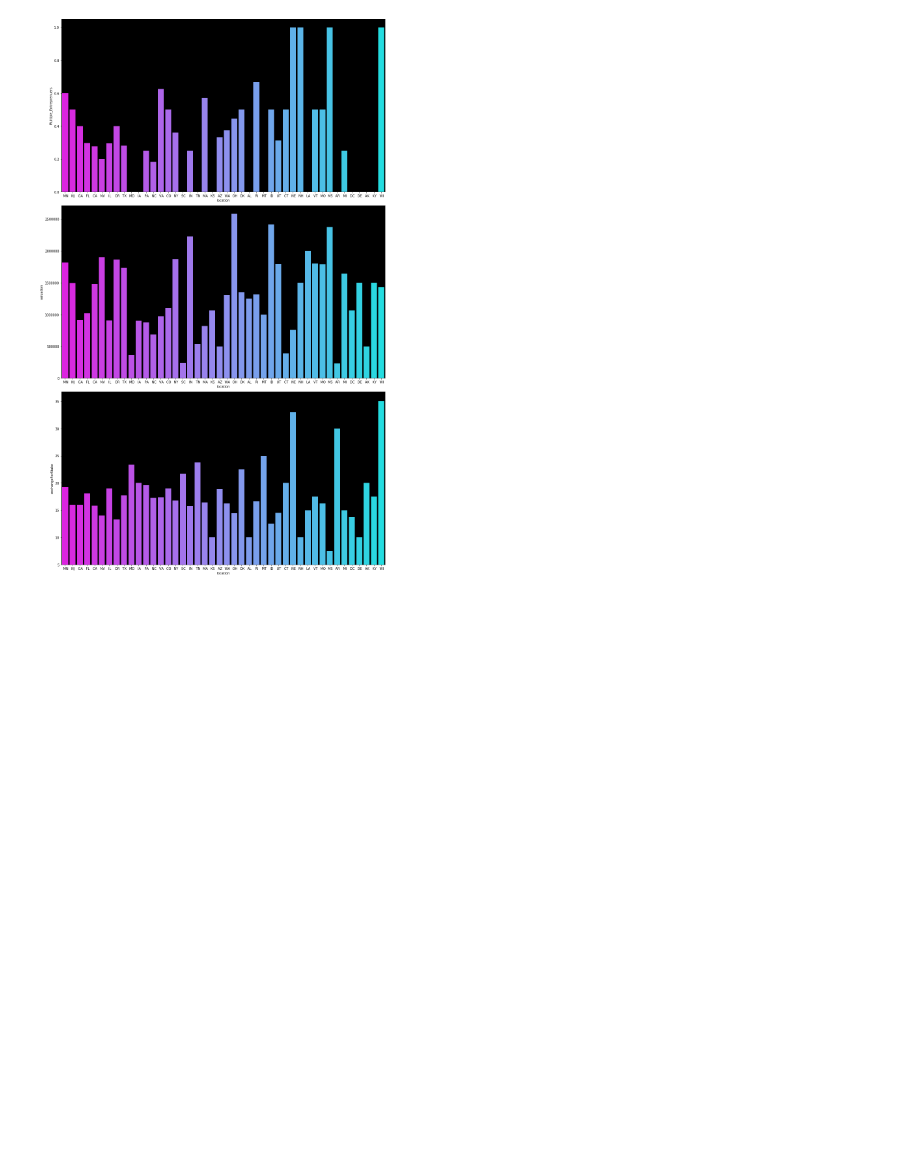
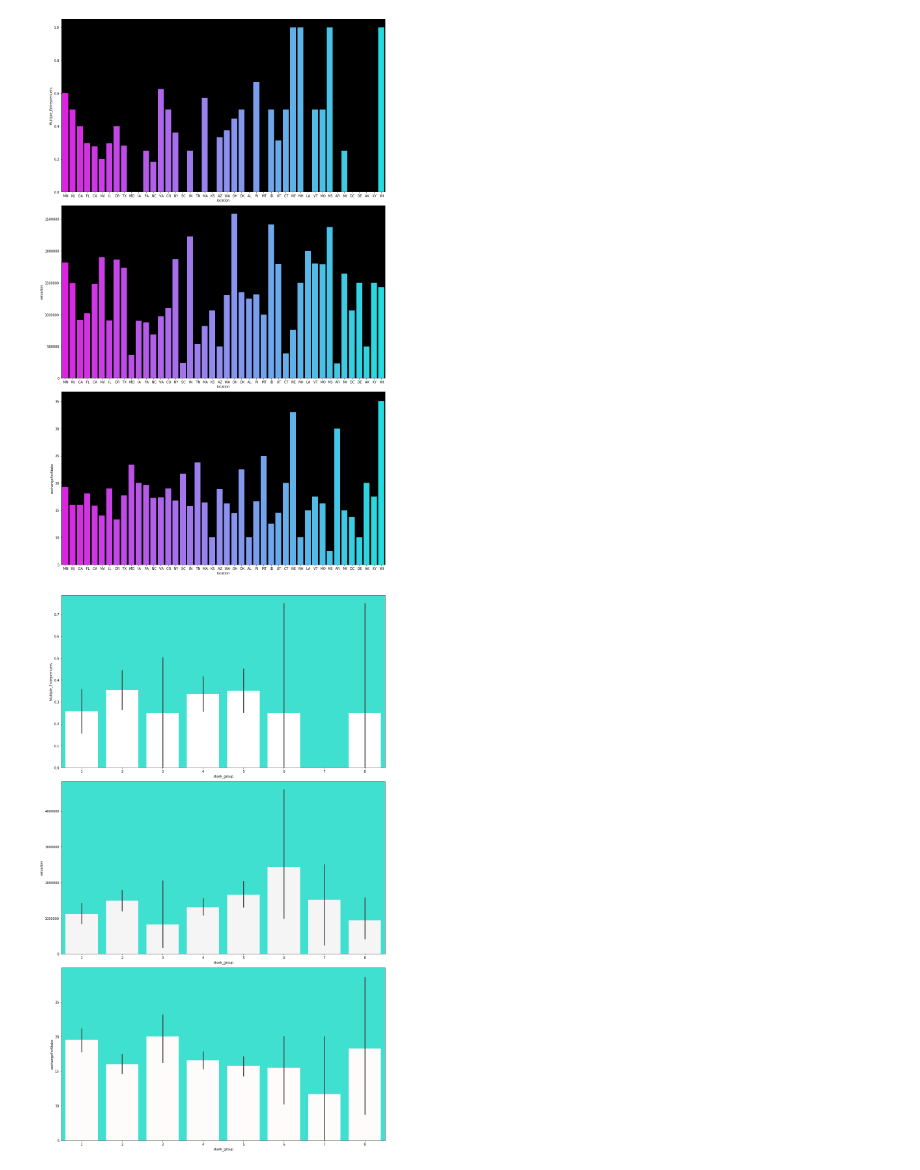
Before and after one commit to ArielJosephCohen/shark_tank, a Jupyter notebook: EDA.ipynb, the cells around one changed output. Saved outputs shown, nothing was run; the diff lists cells and outputs as text; code cells hidden in the pictures; blank space fills up the shorter version.

```diff
--- a/EDA.ipynb
+++ b/EDA.ipynb
@@ -656,3 +656,24 @@ with sns.axes_style({'axes.facecolor':'k'}):
     plt.show()
 # %% [output]
 [figure]
+# %%
+with sns.axes_style({'axes.facecolor':'turquoise'}):
+
+    plt.figure(figsize=(15,24))
+
+    plt.subplot(3,1,1)
+    sns.barplot(df.shark_group,df.Multiple_Entreprenuers,color='white')
+    plt.tight_layout()
+
+    plt.subplot(3,1,2)
+    sns.barplot(df.shark_group,df.valuation,color='whitesmoke')
+    plt.tight_layout()
+
+    plt.subplot(3,1,3)
+    sns.barplot(df.shark_group,df.exchangeForStake,color='snow')
+    plt.ylim(5)
+    plt.tight_layout()
+
+    plt.show()
+# %% [output]
+[figure, added]
```
Also changed, not shown: parts of 2 cells of this notebook.
